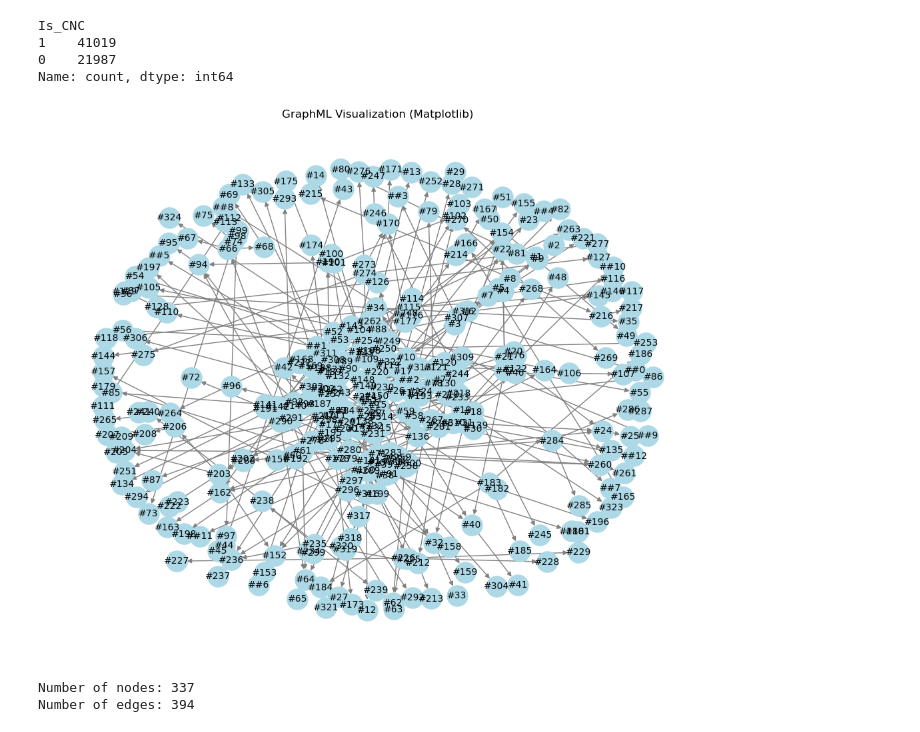
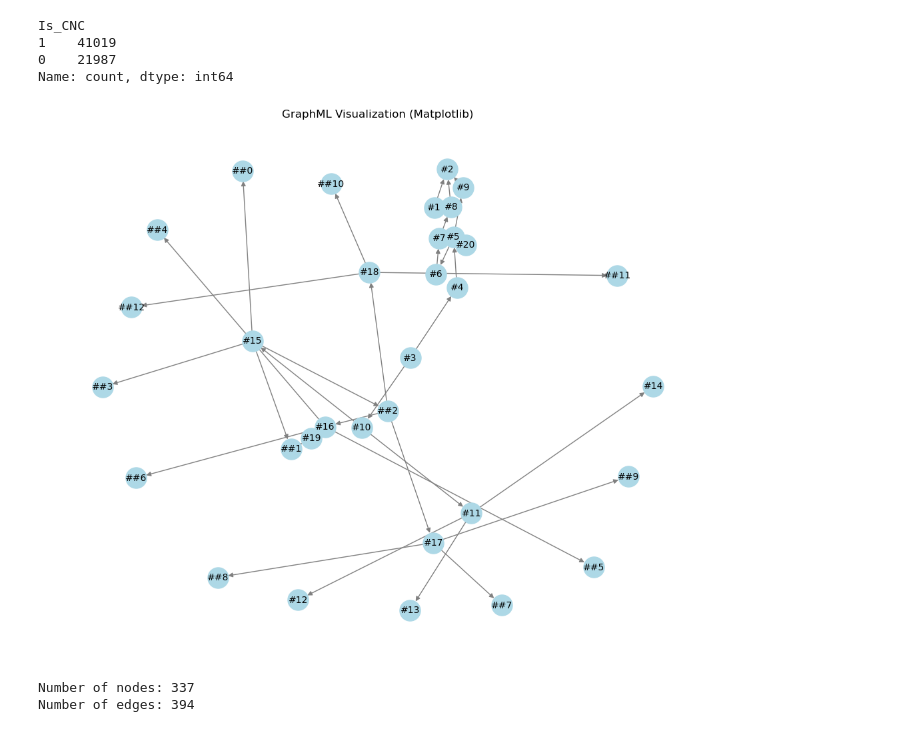
Before and after one commit to ml-phan/manufacturing-tech-gnn, a Jupyter notebook: main.ipynb, the cells around one changed output. Cells and saved outputs as stored; diff of their text form; code cells hidden in the pictures.

```diff
--- a/main.ipynb
+++ b/main.ipynb
@@ -168,9 +258,9 @@ Is_CNC
 0    21987
 Name: count, dtype: int64
 # %%
-display_graphml_matplotlib(r"E:\step_files_graph\square_pocket.step.graphmlsquare_pocket.graphml")
+display_graphml_matplotlib(r"E:\gnn_data\graphml_files\119997_Thumbpick_Smaller_Right_Handed.graphml")
 # %% [output]
-[figure, old version]
+[figure, new version]
 # %%
 G = nx.read_graphml(r"E:\step_files_graph\square_pocket.step.graphmlsquare_pocket.graphml")
 print("Number of nodes:", G.number_of_nodes())
```
Also changed, not shown: parts of 24 cells of this notebook, 15 other files.
